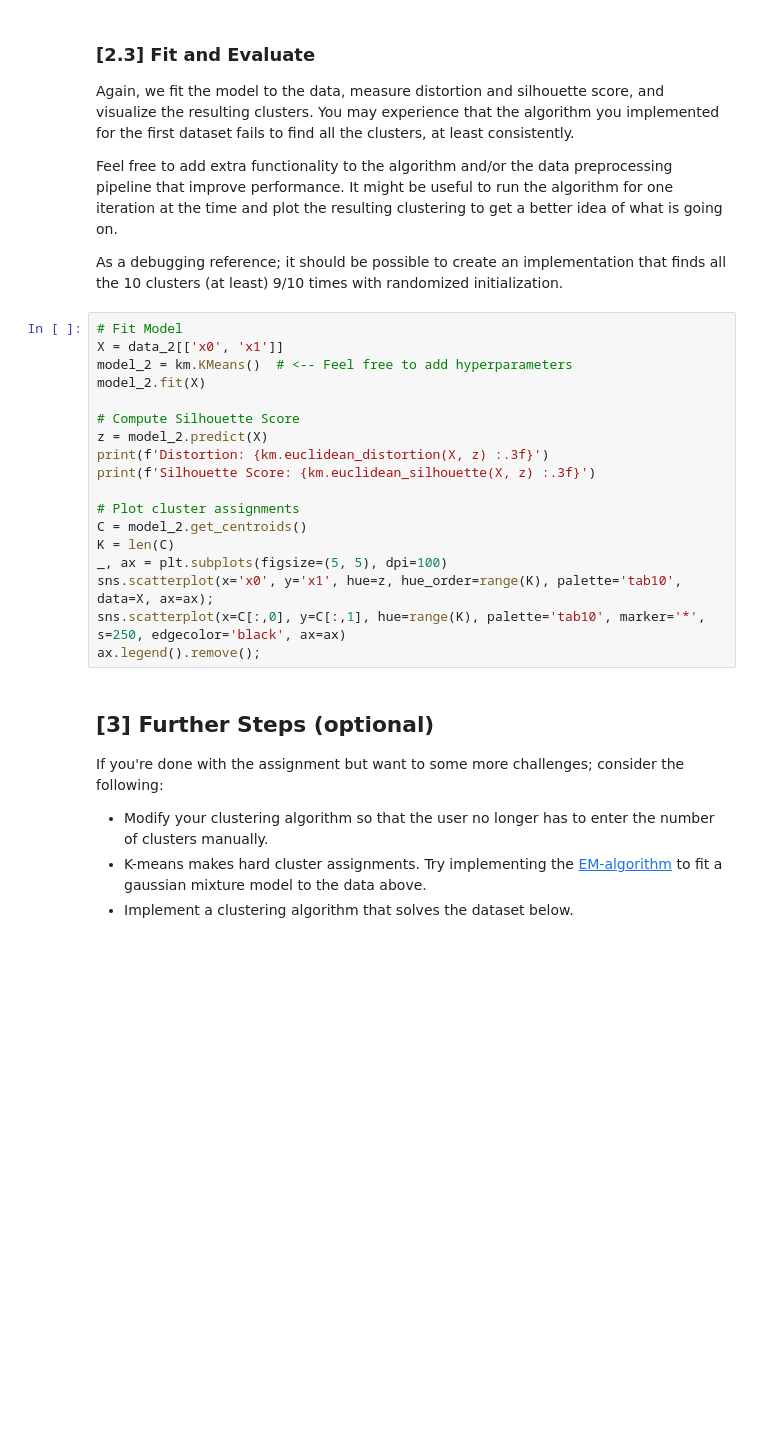
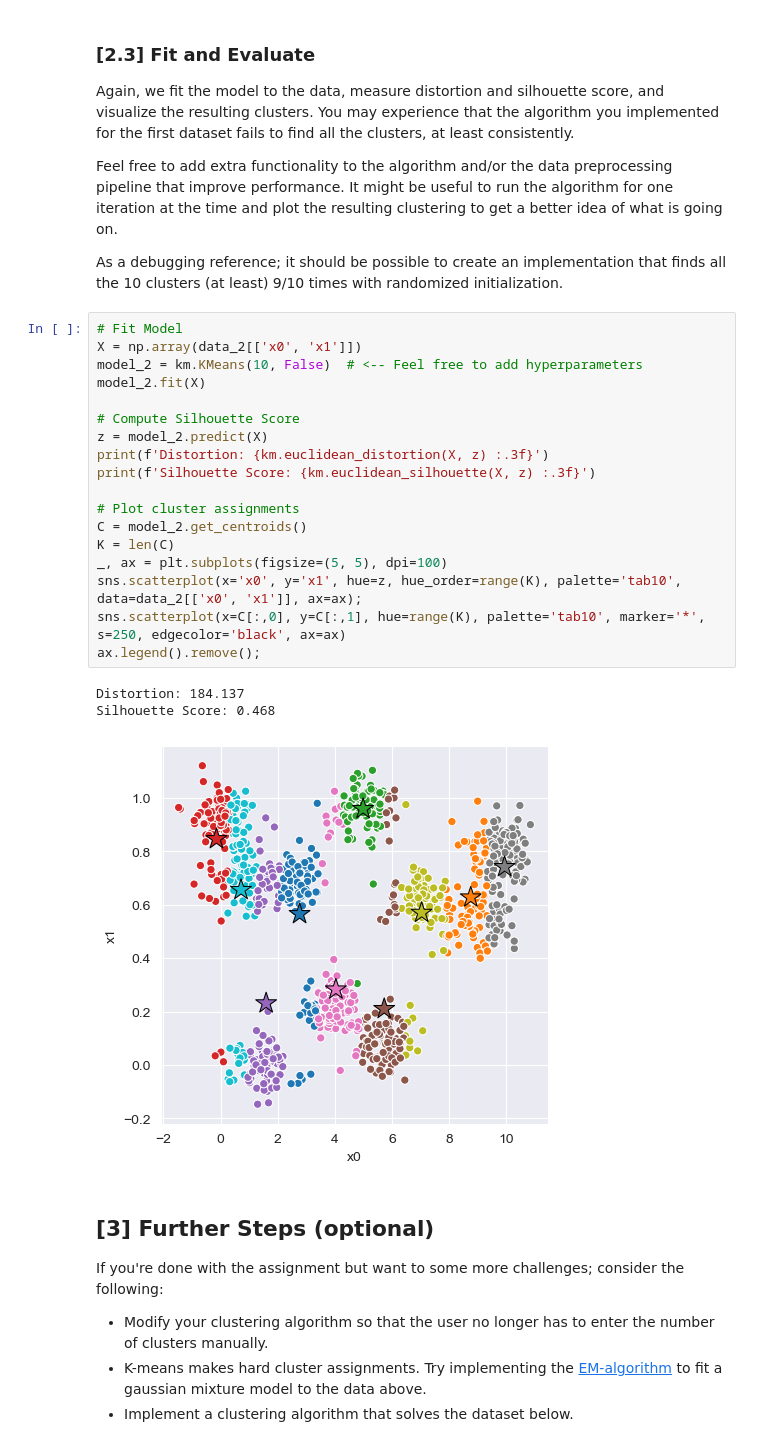
Before and after one commit to JonEliasMoen/tdt4173-2021-task-1, a Jupyter notebook: k_means/experiment.ipynb, the cells around one changed output. Cells and saved outputs as stored; diff of their text form; blank space fills up the shorter version.

```diff
--- a/k_means/experiment.ipynb
+++ b/k_means/experiment.ipynb
@@ -119,22 +139,26 @@ Feel free to add extra functionality to the algorithm and/or the data preprocess
 As a debugging reference; it should be possible to create an implementation that finds all the 10 clusters (at least) 9/10 times with randomized initialization.
 # %%
 # Fit Model
-X = data_2[['x0', 'x1']]
-model_2 = km.KMeans()  # <-- Feel free to add hyperparameters
+X = np.array(data_2[['x0', 'x1']])
+model_2 = km.KMeans(10, False)  # <-- Feel free to add hyperparameters
 model_2.fit(X)
 
 # Compute Silhouette Score
 z = model_2.predict(X)
 print(f'Distortion: {km.euclidean_distortion(X, z) :.3f}')
 print(f'Silhouette Score: {km.euclidean_silhouette(X, z) :.3f}')
 
 # Plot cluster assignments
 C = model_2.get_centroids()
 K = len(C)
 _, ax = plt.subplots(figsize=(5, 5), dpi=100)
-sns.scatterplot(x='x0', y='x1', hue=z, hue_order=range(K), palette='tab10', data=X, ax=ax);
+sns.scatterplot(x='x0', y='x1', hue=z, hue_order=range(K), palette='tab10', data=data_2[['x0', 'x1']], ax=ax);
 sns.scatterplot(x=C[:,0], y=C[:,1], hue=range(K), palette='tab10', marker='*', s=250, edgecolor='black', ax=ax)
 ax.legend().remove();
+# %% [output]
+Distortion: 184.137
+Silhouette Score: 0.468
+[figure, added]
 # %% [markdown]
 ## [3] Further Steps (optional)
 
```
Also changed, not shown: parts of 6 cells of this notebook, 2 other files.
